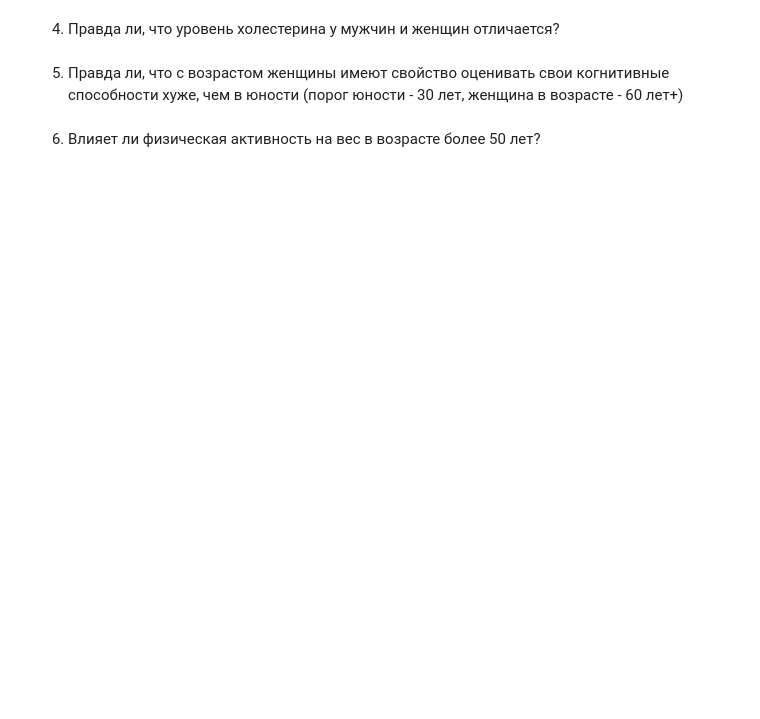
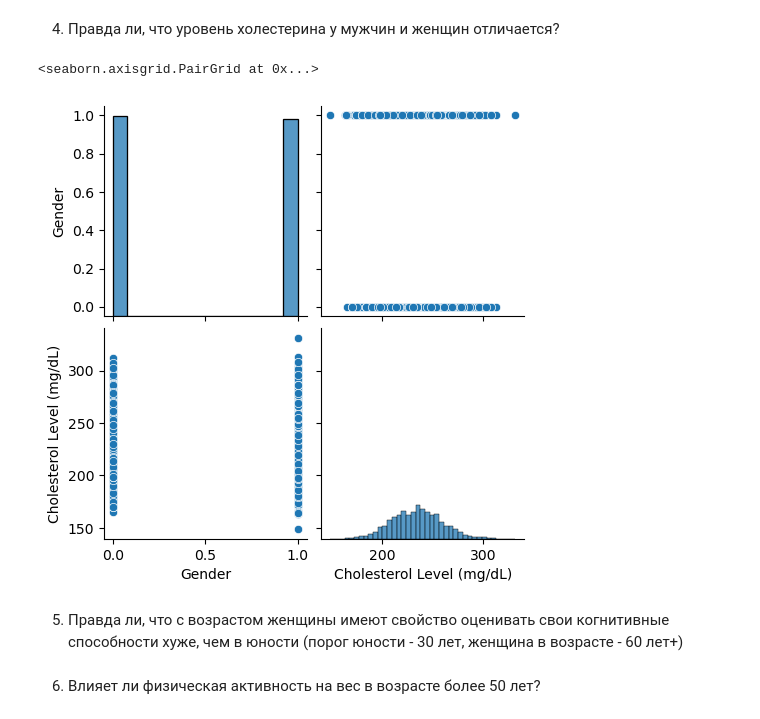
Before and after one commit to theS3ven/ml_labs, a Jupyter notebook: lr1/Variant 7/Lab1-7.ipynb, the cells around one changed output. Drawn from its saved outputs; the diff is of its cells as text; code cells hidden in the pictures; blank space fills up the shorter version.

```diff
--- a/lr1/Variant 7/Lab1-7.ipynb
+++ b/lr1/Variant 7/Lab1-7.ipynb
@@ -205,5 +252,13 @@ import pandas as pd
 # %% [markdown]
 4. Правда ли, что уровень холестерина у мужчин и женщин отличается?
+# %%
+cholesterol_compare = data[['Gender', 'Cholesterol Level (mg/dL)']]
+sns.pairplot(cholesterol_compare)
+# Видим небольшие "выбросы" значений у мужчин. Не забываем, что мы поменяли мужчин - на 1, а женщин - на 0 в нашем DataFrame
+# В целом, уровни не отличаются, только у женщин плотность на средних значениях больше, нежели у мужчин
+# %% [output]
+<seaborn.axisgrid.PairGrid at 0x...>
+[figure, added]
 # %% [markdown]
 5. Правда ли, что с возрастом женщины имеют свойство оценивать свои когнитивные способности хуже, чем в юности (порог юности - 30 лет, женщина в возрасте - 60 лет+)
 # %% [markdown]
```
Also changed, not shown: parts of 9 cells of this notebook, 1 other file.
